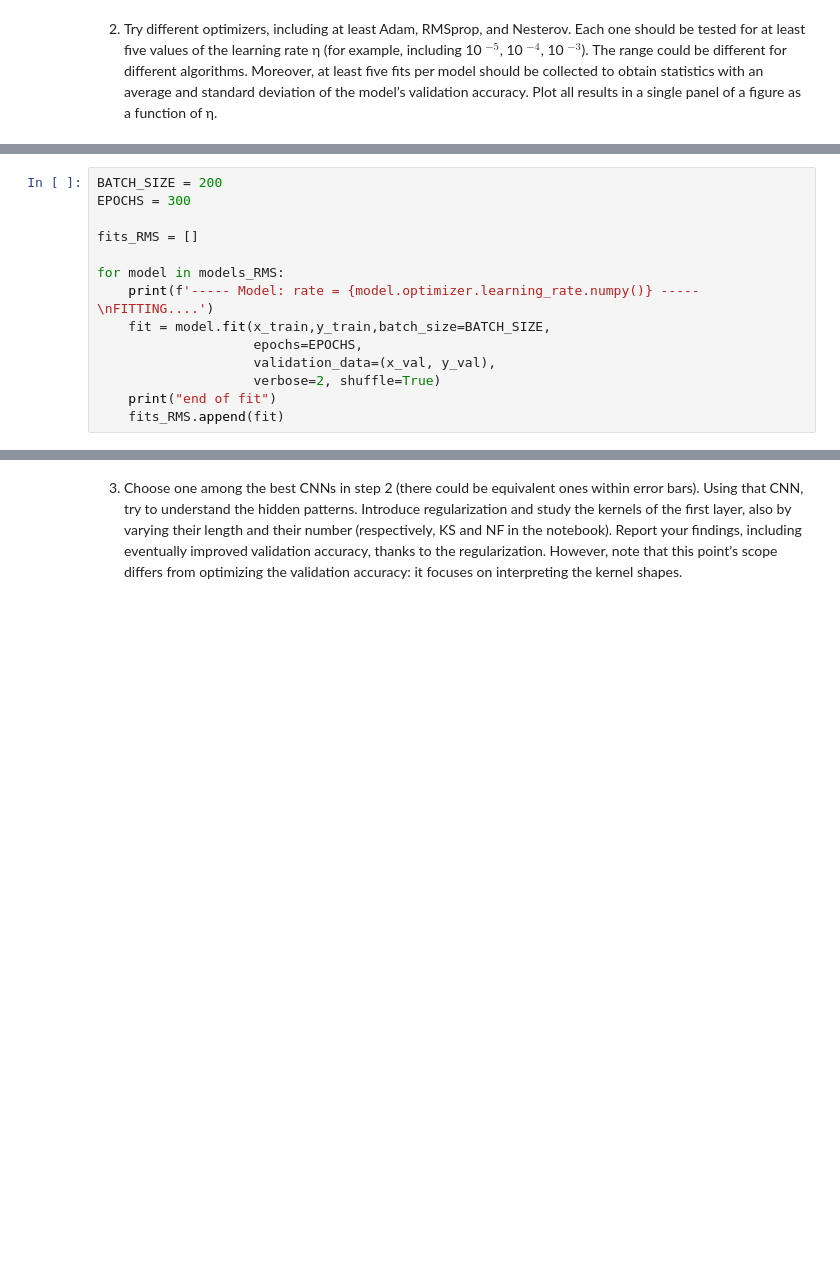
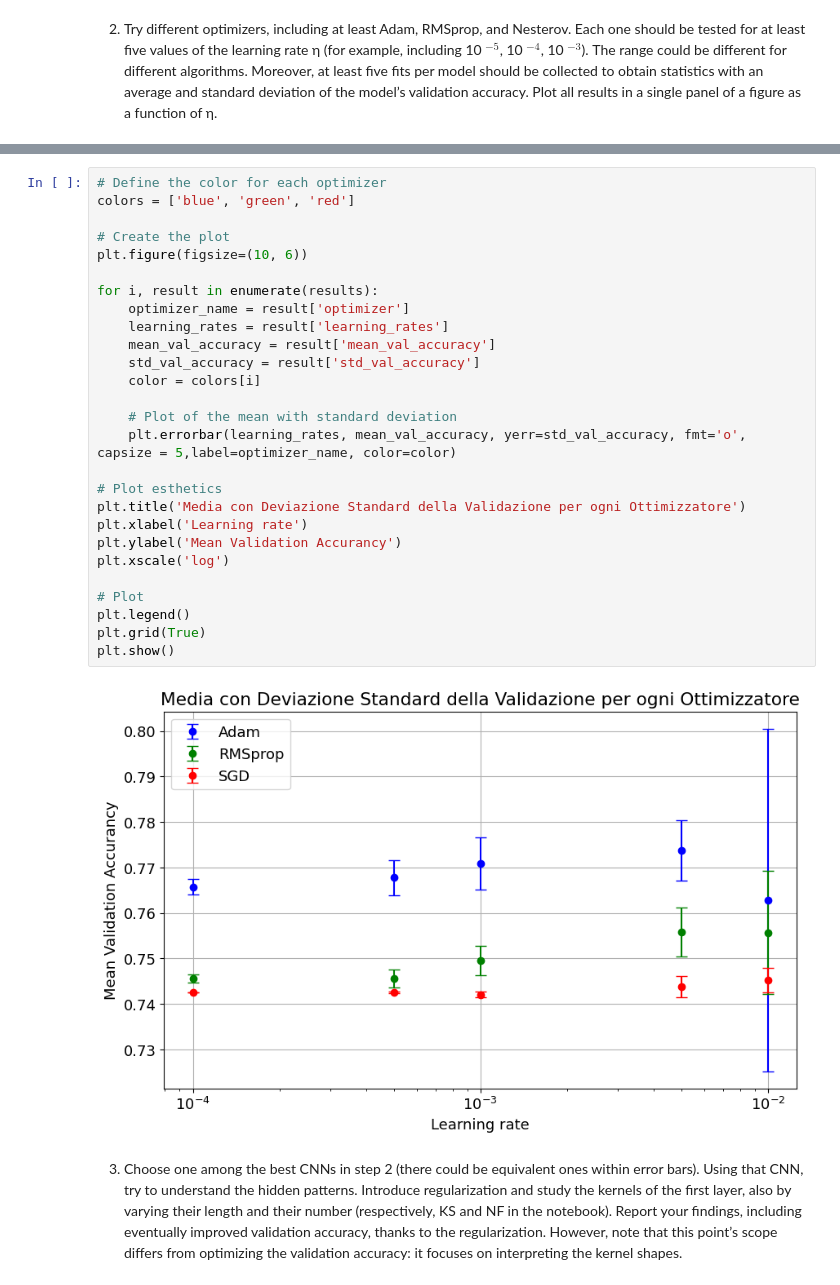
Before and after one commit to Kallo27/LCP_B, a Jupyter notebook: group2405_exercise1.ipynb, the cells around one changed output, grey strips where cells are left out. Cells and saved outputs as stored; diff of their text form; blank space fills up the shorter version.

```diff
--- a/group2405_exercise1.ipynb
+++ b/group2405_exercise1.ipynb
@@ -255,14 +199,0 @@ None
-# %%
-BATCH_SIZE = 200
-EPOCHS = 300
-
-fits_RMS = []
-
-for model in models_RMS:
-    print(f'----- Model: rate = {model.optimizer.learning_rate.numpy()} -----\nFITTING....')
-    fit = model.fit(x_train,y_train,batch_size=BATCH_SIZE,
-                    epochs=EPOCHS,
-                    validation_data=(x_val, y_val),
-                    verbose=2, shuffle=True)
-    print("end of fit")
-    fits_RMS.append(fit)
@@ -456,3 +246,32 @@ plt.legend(loc = 'lower right')
+# %%
+# Define the color for each optimizer
+colors = ['blue', 'green', 'red']
+
+# Create the plot
+plt.figure(figsize=(10, 6))
+
+for i, result in enumerate(results):
+    optimizer_name = result['optimizer']
+    learning_rates = result['learning_rates']
+    mean_val_accuracy = result['mean_val_accuracy']
+    std_val_accuracy = result['std_val_accuracy']
+    color = colors[i]
+
+    # Plot of the mean with standard deviation
+    plt.errorbar(learning_rates, mean_val_accuracy, yerr=std_val_accuracy, fmt='o', capsize = 5,label=optimizer_name, color=color)
+
+# Plot esthetics
+plt.title('Media con Deviazione Standard della Validazione per ogni Ottimizzatore')
+plt.xlabel('Learning rate')
+plt.ylabel('Mean Validation Accurancy')
+plt.xscale('log')
+
+# Plot
+plt.legend()
+plt.grid(True)
+plt.show()
+# %% [output]
+[figure, added]
 # %% [markdown]
 3. Choose one among the best CNNs in step 2 (there could be equivalent ones within error bars).
 Using that CNN, try to understand the hidden patterns. Introduce regularization and study the
```
Also changed, not shown: parts of 11 cells of this notebook.
